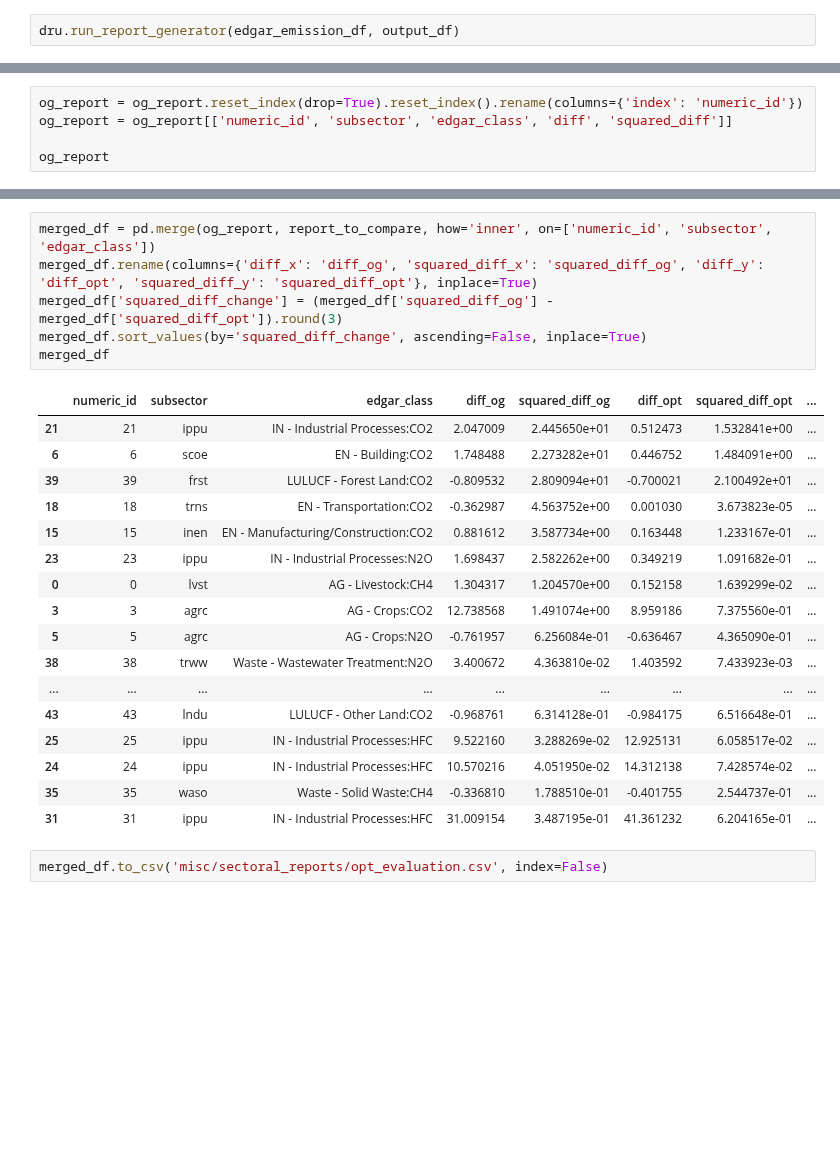
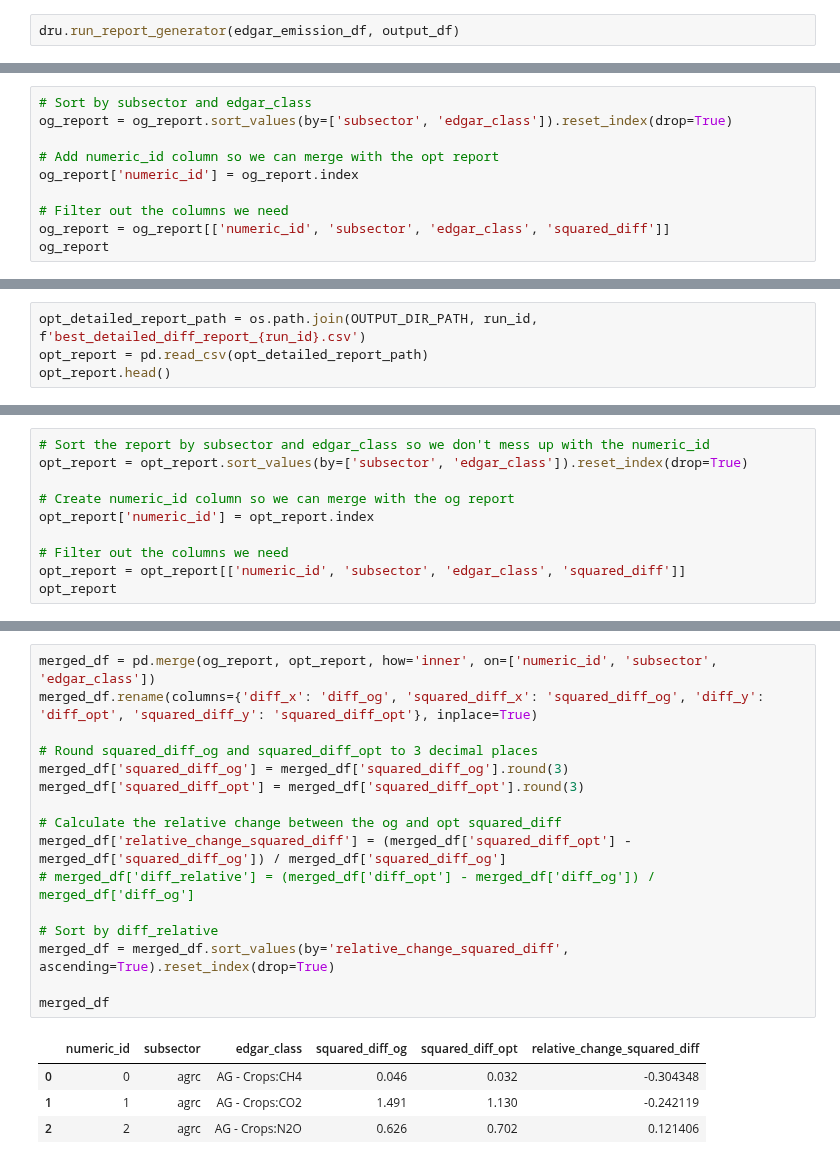
Before and after one commit to sisepuede-framework/ssp_data_calibration, a Jupyter notebook: src/opt_evaluation.ipynb, the cells around one changed output, grey strips where cells are left out. Saved outputs shown, nothing was run; the diff lists cells and outputs as text; blank space fills up the shorter version.

```diff
--- a/src/opt_evaluation.ipynb
+++ b/src/opt_evaluation.ipynb
@@ -137,5 +98,0 @@ og_report
-# %%
-og_report = og_report.reset_index(drop=True).reset_index().rename(columns={'index': 'numeric_id'})
-og_report = og_report[['numeric_id', 'subsector', 'edgar_class', 'diff', 'squared_diff']]
-
-og_report
@@ -192,0 +119,10 @@ report_to_compare
+# %%
+# Sort by subsector and edgar_class
+og_report = og_report.sort_values(by=['subsector', 'edgar_class']).reset_index(drop=True)
+
+# Add numeric_id column so we can merge with the opt report
+og_report['numeric_id'] = og_report.index
+
+# Filter out the columns we need
+og_report = og_report[['numeric_id', 'subsector', 'edgar_class', 'squared_diff']]
+og_report
@@ -192,0 +147,4 @@ report_to_compare
+# %%
+opt_detailed_report_path = os.path.join(OUTPUT_DIR_PATH, run_id, f'best_detailed_diff_report_{run_id}.csv')
+opt_report = pd.read_csv(opt_detailed_report_path)
+opt_report.head()
@@ -192,0 +178,10 @@ report_to_compare
+# %%
+# Sort the report by subsector and edgar_class so we don't mess up with the numeric_id
+opt_report = opt_report.sort_values(by=['subsector', 'edgar_class']).reset_index(drop=True)
+
+# Create numeric_id column so we can merge with the og report
+opt_report['numeric_id'] = opt_report.index
+
+# Filter out the columns we need
+opt_report = opt_report[['numeric_id', 'subsector', 'edgar_class', 'squared_diff']]
+opt_report
@@ -193,26 +206,21 @@ report_to_compare
 # %%
-merged_df = pd.merge(og_report, report_to_compare, how='inner', on=['numeric_id', 'subsector', 'edgar_class'])
+merged_df = pd.merge(og_report, opt_report, how='inner', on=['numeric_id', 'subsector', 'edgar_class'])
 merged_df.rename(columns={'diff_x': 'diff_og', 'squared_diff_x': 'squared_diff_og', 'diff_y': 'diff_opt', 'squared_diff_y': 'squared_diff_opt'}, inplace=True)
-merged_df['squared_diff_change'] = (merged_df['squared_diff_og'] - merged_df['squared_diff_opt']).round(3)
-merged_df.sort_values(by='squared_diff_change', ascending=False, inplace=True)
+
+# Round squared_diff_og and squared_diff_opt to 3 decimal places
+merged_df['squared_diff_og'] = merged_df['squared_diff_og'].round(3)
+merged_df['squared_diff_opt'] = merged_df['squared_diff_opt'].round(3)
+
+# Calculate the relative change between the og and opt squared_diff
+merged_df['relative_change_squared_diff'] = (merged_df['squared_diff_opt'] - merged_df['squared_diff_og']) / merged_df['squared_diff_og']
+# merged_df['diff_relative'] = (merged_df['diff_opt'] - merged_df['diff_og']) / merged_df['diff_og']
+
+# Sort by diff_relative
+merged_df = merged_df.sort_values(by='relative_change_squared_diff', ascending=True).reset_index(drop=True)
+
 merged_df
 # %% [output]
-|  | numeric_id | subsector | edgar_class | diff_og | squared_diff_og | diff_opt | squared_diff_opt | ... |
-| 21 | 21 | ippu | IN - Industrial Processes:CO2 | 2.047009 | 2.445650e+01 | 0.512473 | 1.532841e+00 | ... |
-| 6 | 6 | scoe | EN - Building:CO2 | 1.748488 | 2.273282e+01 | 0.446752 | 1.484091e+00 | ... |
-| 39 | 39 | frst | LULUCF - Forest Land:CO2 | -0.809532 | 2.809094e+01 | -0.700021 | 2.100492e+01 | ... |
-| 18 | 18 | trns | EN - Transportation:CO2 | -0.362987 | 4.563752e+00 | 0.001030 | 3.673823e-05 | ... |
-| 15 | 15 | inen | EN - Manufacturing/Construction:CO2 | 0.881612 | 3.587734e+00 | 0.163448 | 1.233167e-01 | ... |
-| 23 | 23 | ippu | IN - Industrial Processes:N2O | 1.698437 | 2.582262e+00 | 0.349219 | 1.091682e-01 | ... |
-| 0 | 0 | lvst | AG - Livestock:CH4 | 1.304317 | 1.204570e+00 | 0.152158 | 1.639299e-02 | ... |
-| 3 | 3 | agrc | AG - Crops:CO2 | 12.738568 | 1.491074e+00 | 8.959186 | 7.375560e-01 | ... |
-| 5 | 5 | agrc | AG - Crops:N2O | -0.761957 | 6.256084e-01 | -0.636467 | 4.365090e-01 | ... |
-| 38 | 38 | trww | Waste - Wastewater Treatment:N2O | 3.400672 | 4.363810e-02 | 1.403592 | 7.433923e-03 | ... |
-| ... | ... | ... | ... | ... | ... | ... | ... | ... |
-| 43 | 43 | lndu | LULUCF - Other Land:CO2 | -0.968761 | 6.314128e-01 | -0.984175 | 6.516648e-01 | ... |
-| 25 | 25 | ippu | IN - Industrial Processes:HFC | 9.522160 | 3.288269e-02 | 12.925131 | 6.058517e-02 | ... |
-| 24 | 24 | ippu | IN - Industrial Processes:HFC | 10.570216 | 4.051950e-02 | 14.312138 | 7.428574e-02 | ... |
-| 35 | 35 | waso | Waste - Solid Waste:CH4 | -0.336810 | 1.788510e-01 | -0.401755 | 2.544737e-01 | ... |
-| 31 | 31 | ippu | IN - Industrial Processes:HFC | 31.009154 | 3.487195e-01 | 41.361232 | 6.204165e-01 | ... |
+|  | numeric_id | subsector | edgar_class | squared_diff_og | squared_diff_opt | relative_change_squared_diff |
+| 0 | 0 | agrc | AG - Crops:CH4 | 0.046 | 0.032 | -0.304348 |
+| 1 | 1 | agrc | AG - Crops:CO2 | 1.491 | 1.130 | -0.242119 |
+| 2 | 2 | agrc | AG - Crops:N2O | 0.626 | 0.702 | 0.121406 |
-# %%
-merged_df.to_csv('misc/sectoral_reports/opt_evaluation.csv', index=False)
```
Also changed, not shown: parts of 24 cells of this notebook, 2 other files.
